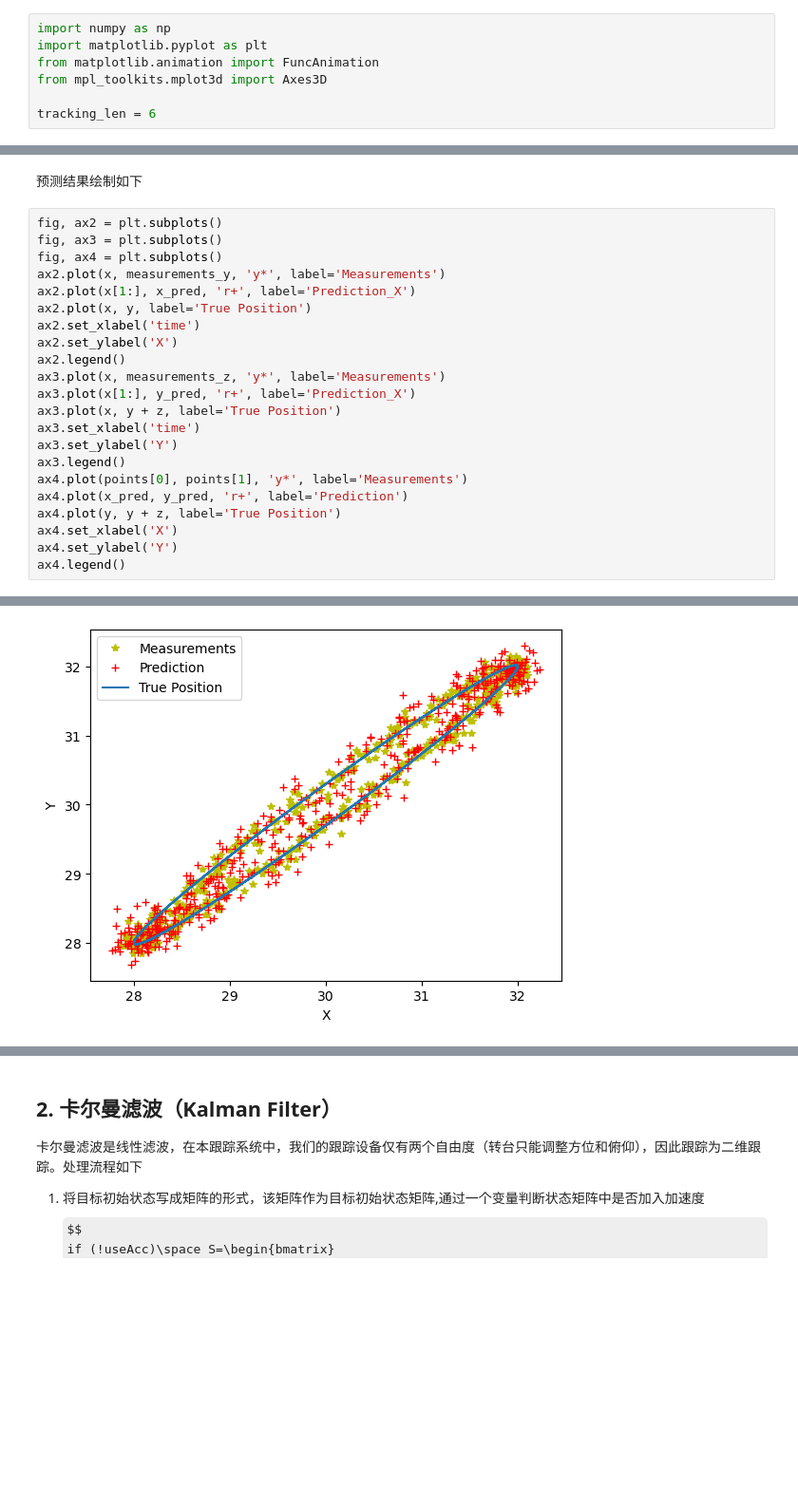
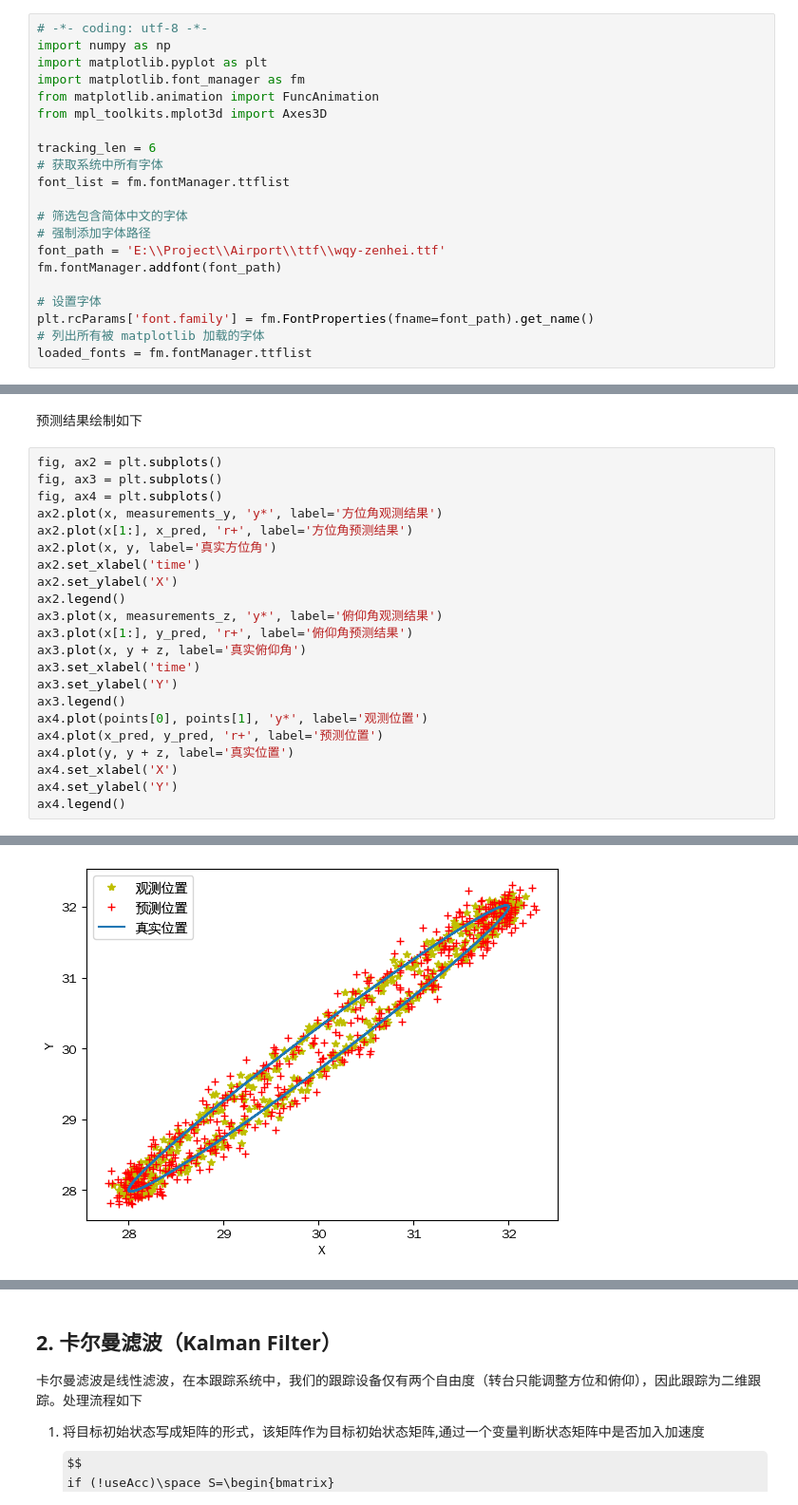
Before and after one commit to SiruiLiu/tracking_algorithm, a Jupyter notebook: scripts/tracking/tracking_sim.ipynb, the cells around one changed output, grey strips where cells are left out. Shown: that part at 95% size. Saved outputs shown, nothing was run; the diff lists cells and outputs as text; some formulas as TeX source; blank space fills up the shorter version.

```diff
--- a/scripts/tracking/tracking_sim.ipynb
+++ b/scripts/tracking/tracking_sim.ipynb
@@ -48,12 +48,26 @@ $$
 <br/>
 #### a) 参数设置
 # %%
+# -*- coding: utf-8 -*-
 import numpy as np
 import matplotlib.pyplot as plt
+import matplotlib.font_manager as fm
 from matplotlib.animation import FuncAnimation
 from mpl_toolkits.mplot3d import Axes3D
 
 tracking_len = 6
+# 获取系统中所有字体
+font_list = fm.fontManager.ttflist
+
+# 筛选包含简体中文的字体
+# 强制添加字体路径
+font_path = 'E:\\Project\\Airport\\ttf\\wqy-zenhei.ttf'
+fm.fontManager.addfont(font_path)
+
+# 设置字体
+plt.rcParams['font.family'] = fm.FontProperties(fname=font_path).get_name()
+# 列出所有被 matplotlib 加载的字体
+loaded_fonts = fm.fontManager.ttflist
 # %% [markdown]
 #### b) 创建目标
 # %%
@@ -199,21 +213,21 @@ y_pred = np.array(prediction_y)
 fig, ax2 = plt.subplots()
 fig, ax3 = plt.subplots()
 fig, ax4 = plt.subplots()
-ax2.plot(x, measurements_y, 'y*', label='Measurements')
-ax2.plot(x[1:], x_pred, 'r+', label='Prediction_X')
-ax2.plot(x, y, label='True Position')
+ax2.plot(x, measurements_y, 'y*', label='方位角观测结果')
+ax2.plot(x[1:], x_pred, 'r+', label='方位角预测结果')
+ax2.plot(x, y, label='真实方位角')
 ax2.set_xlabel('time')
 ax2.set_ylabel('X')
 ax2.legend()
-ax3.plot(x, measurements_z, 'y*', label='Measurements')
-ax3.plot(x[1:], y_pred, 'r+', label='Prediction_X')
-ax3.plot(x, y + z, label='True Position')
+ax3.plot(x, measurements_z, 'y*', label='俯仰角观测结果')
+ax3.plot(x[1:], y_pred, 'r+', label='俯仰角预测结果')
+ax3.plot(x, y + z, label='真实俯仰角')
 ax3.set_xlabel('time')
 ax3.set_ylabel('Y')
 ax3.legend()
-ax4.plot(points[0], points[1], 'y*', label='Measurements')
-ax4.plot(x_pred, y_pred, 'r+', label='Prediction')
-ax4.plot(y, y + z, label='True Position')
+ax4.plot(points[0], points[1], 'y*', label='观测位置')
+ax4.plot(x_pred, y_pred, 'r+', label='预测位置')
+ax4.plot(y, y + z, label='真实位置')
 ax4.set_xlabel('X')
 ax4.set_ylabel('Y')
 ax4.legend()
@@ -224 +238 @@ ax4.legend()
-[figure, old version]
+[figure, new version]
```
Also changed, not shown: parts of 10 cells of this notebook, 30 other files.
